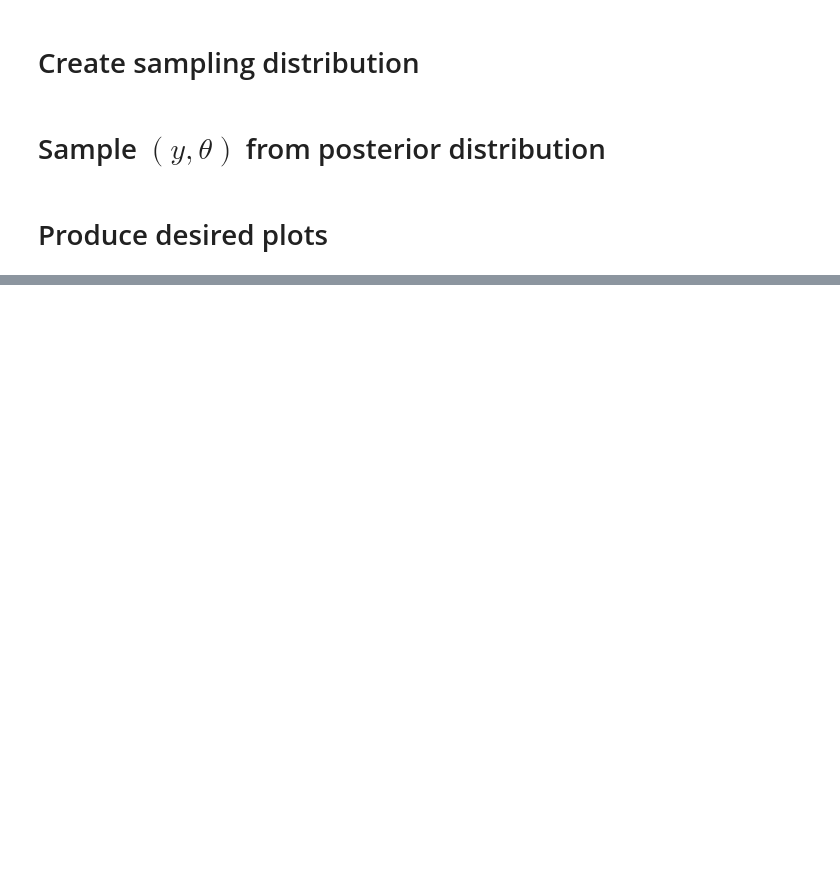
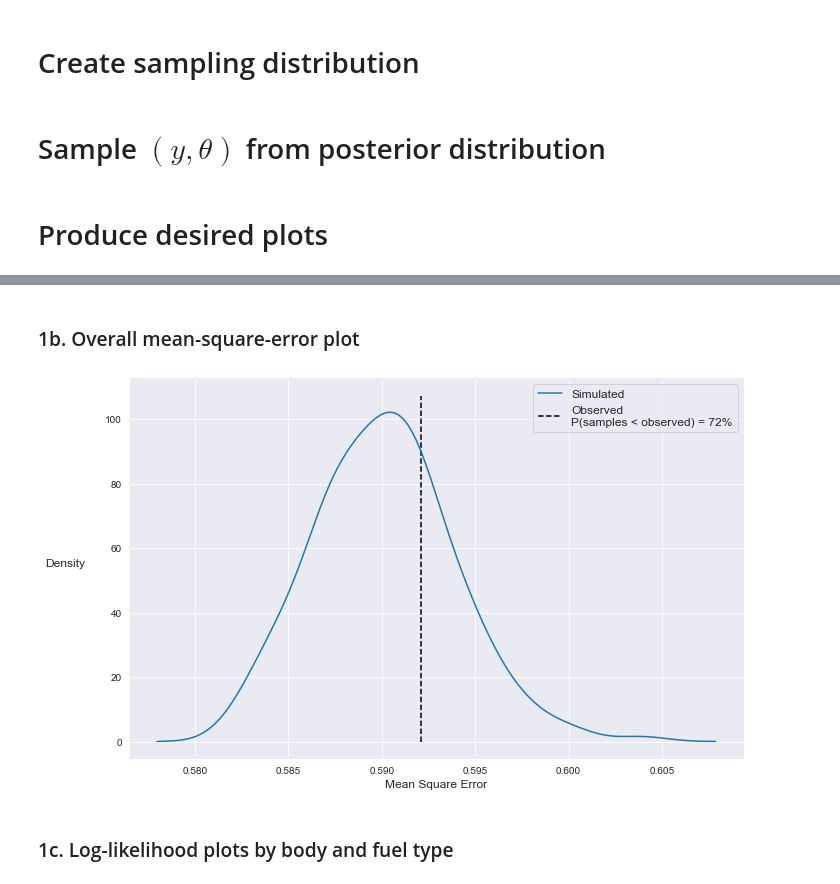
Before and after one commit to timothyb0912/check-yourself, a Jupyter notebook: notebooks/miscellaneous/_20-tb-check-the-mixlb-model.ipynb, the cells around one changed output, grey strips where cells are left out. Saved outputs shown, nothing was run; the diff lists cells and outputs as text; code cells hidden in the pictures; blank space fills up the shorter version.

```diff
--- a/notebooks/miscellaneous/_20-tb-check-the-mixlb-model.ipynb
+++ b/notebooks/miscellaneous/_20-tb-check-the-mixlb-model.ipynb
@@ -49,3 +70,6 @@ car_df = pd.read_csv(DATA_PATH)
 estimated_params =\
     np.loadtxt(PARAM_PATH, delimiter=',', skiprows=1)
 estimated_hessian = np.loadtxt(HESSIAN_PATH, delimiter=',')
+
+# Get the observation_ids
+observation_ids = car_df[OBS_ID_COLUMN].values
@@ -73,0 +241,27 @@ asymptotic_sampling_dist =\
+# %% [markdown]
+### 1b. Overall mean-square-error plot
+# %%
+# Create the path to where the plot should be saved
+overall_mse_path =\
+    pathlib.Path(FIGURE_DIR) / 'overall_mean_square_error.jpg'
+
+# Compute the observed mean-square-error values
+obs_squared_errors = (mnl_model.choices - estimated_probs.numpy())**2
+obs_mean_square_error =\
+    obs_squared_errors[np.where(mnl_model.choices)].mean()
+
+# Compute the simulated mean-square-errorvalues
+sim_mean_square_error =\
+    viz.compute_predictive_mse(
+        sim_choices, estimated_probs.numpy())
+
+# Create the desired plot
+viz.plot_continous_scalars(sim_mean_square_error,
+                           obs_mean_square_error,
+                           x_label='Mean Square Error',
+                           output_file=overall_mse_path,
+                          )
+# %% [output]
+[figure, added]
+# %% [markdown]
+### 1c. Log-likelihood plots by body and fuel type
```
Also changed, not shown: parts of 29 cells of this notebook, 1 other file.
